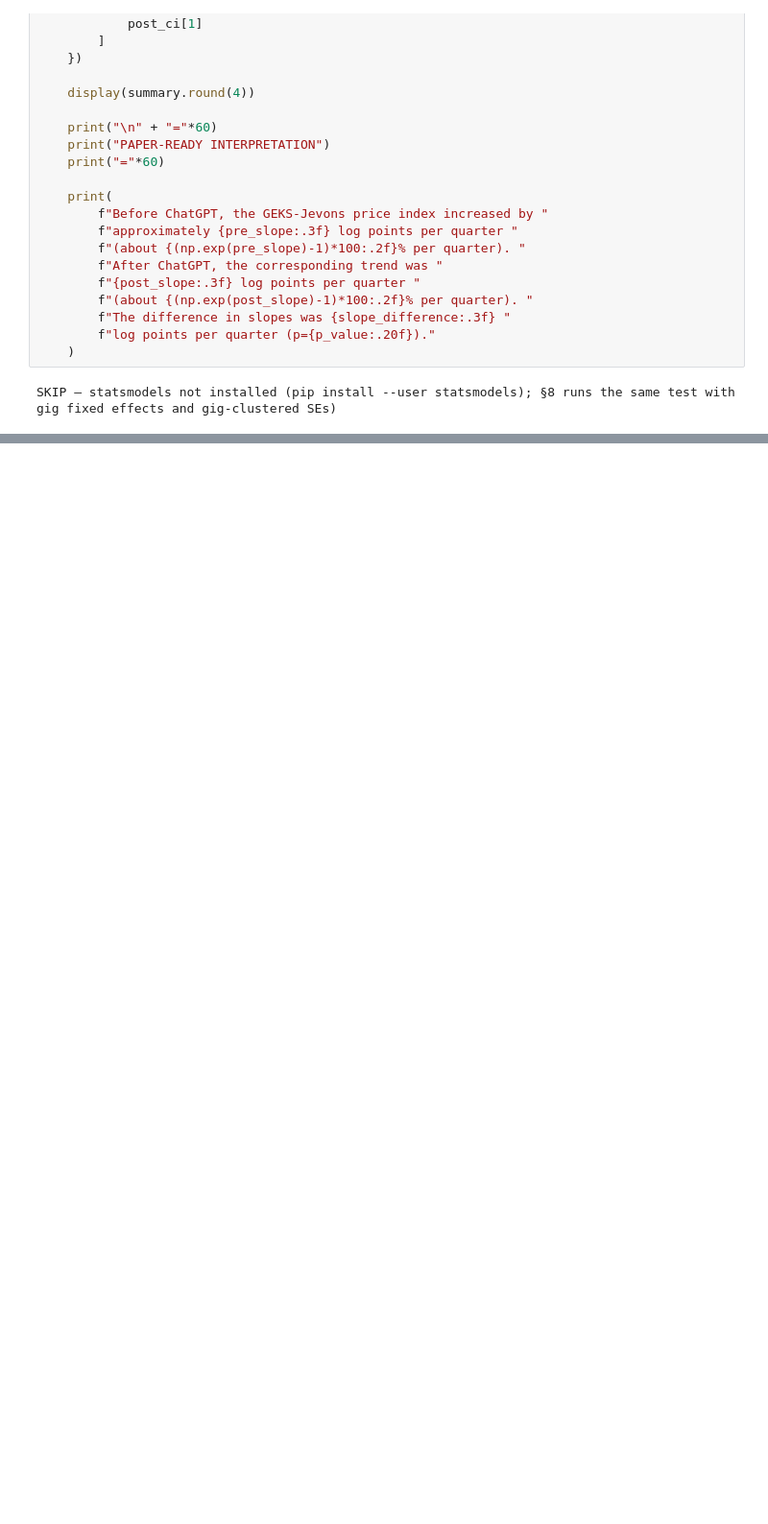
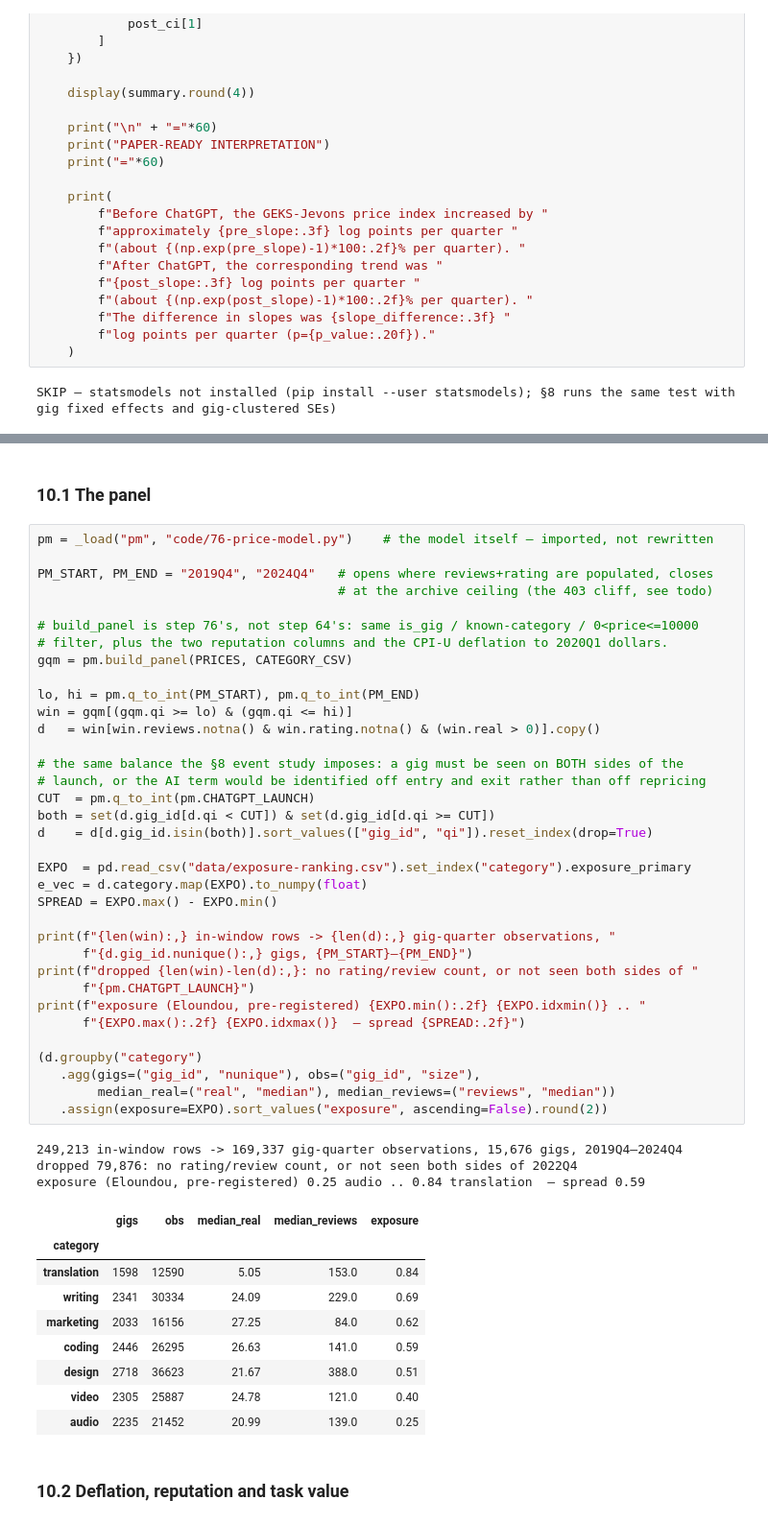
Before and after one commit to AISmithLab/IntelligencePriceIndex, a Jupyter notebook: notebooks/00-explore.ipynb, the cells around one changed output, grey strips where cells are left out. Shown at 96% size. Drawn from its saved outputs; the diff is of its cells as text; blank space fills up the shorter version.

```diff
--- a/notebooks/00-explore.ipynb
+++ b/notebooks/00-explore.ipynb
@@ -1257,0 +1309,52 @@ SKIP — statsmodels not installed (pip install --user statsmodels); §8 runs th
+# %% [markdown]
+### 10.1 The panel
+# %%
+pm = _load("pm", "code/76-price-model.py")    # the model itself — imported, not rewritten
+
+PM_START, PM_END = "2019Q4", "2024Q4"   # opens where reviews+rating are populated, closes
+                                        # at the archive ceiling (the 403 cliff, see todo)
+
+# build_panel is step 76's, not step 64's: same is_gig / known-category / 0<price<=10000
+# filter, plus the two reputation columns and the CPI-U deflation to 2020Q1 dollars.
+gqm = pm.build_panel(PRICES, CATEGORY_CSV)
+
+lo, hi = pm.q_to_int(PM_START), pm.q_to_int(PM_END)
+win = gqm[(gqm.qi >= lo) & (gqm.qi <= hi)]
+d   = win[win.reviews.notna() & win.rating.notna() & (win.real > 0)].copy()
+
+# the same balance the §8 event study imposes: a gig must be seen on BOTH sides of the
+# launch, or the AI term would be identified off entry and exit rather than off repricing
+CUT  = pm.q_to_int(pm.CHATGPT_LAUNCH)
+both = set(d.gig_id[d.qi < CUT]) & set(d.gig_id[d.qi >= CUT])
+d    = d[d.gig_id.isin(both)].sort_values(["gig_id", "qi"]).reset_index(drop=True)
+
+EXPO  = pd.read_csv("data/exposure-ranking.csv").set_index("category").exposure_primary
+e_vec = d.category.map(EXPO).to_numpy(float)
+SPREAD = EXPO.max() - EXPO.min()
+
+print(f"{len(win):,} in-window rows -> {len(d):,} gig-quarter observations, "
+      f"{d.gig_id.nunique():,} gigs, {PM_START}–{PM_END}")
+print(f"dropped {len(win)-len(d):,}: no rating/review count, or not seen both sides of "
+      f"{pm.CHATGPT_LAUNCH}")
+print(f"exposure (Eloundou, pre-registered) {EXPO.min():.2f} {EXPO.idxmin()} .. "
+      f"{EXPO.max():.2f} {EXPO.idxmax()}  — spread {SPREAD:.2f}")
+
+(d.groupby("category")
+   .agg(gigs=("gig_id", "nunique"), obs=("gig_id", "size"),
+        median_real=("real", "median"), median_reviews=("reviews", "median"))
+   .assign(exposure=EXPO).sort_values("exposure", ascending=False).round(2))
+# %% [output]
+249,213 in-window rows -> 169,337 gig-quarter observations, 15,676 gigs, 2019Q4–2024Q4
+dropped 79,876: no rating/review count, or not seen both sides of 2022Q4
+exposure (Eloundou, pre-registered) 0.25 audio .. 0.84 translation  — spread 0.59
+|  | gigs | obs | median_real | median_reviews | exposure |
+| category |  |  |  |  |  |
+| translation | 1598 | 12590 | 5.05 | 153.0 | 0.84 |
+| writing | 2341 | 30334 | 24.09 | 229.0 | 0.69 |
+| marketing | 2033 | 16156 | 27.25 | 84.0 | 0.62 |
+| coding | 2446 | 26295 | 26.63 | 141.0 | 0.59 |
+| design | 2718 | 36623 | 21.67 | 388.0 | 0.51 |
+| video | 2305 | 25887 | 24.78 | 121.0 | 0.40 |
+| audio | 2235 | 21452 | 20.99 | 139.0 | 0.25 |
+# %% [markdown]
+### 10.2 Deflation, reputation and task value
```
Also changed, not shown: parts of 12 cells of this notebook, 5 other files.
